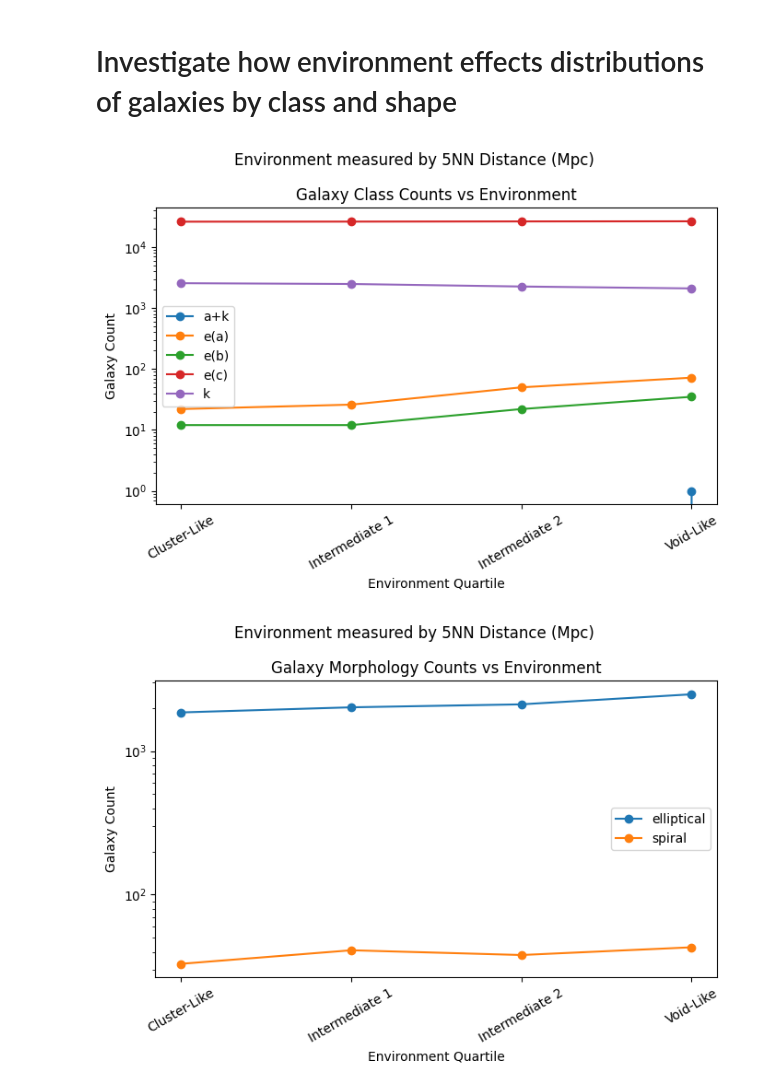
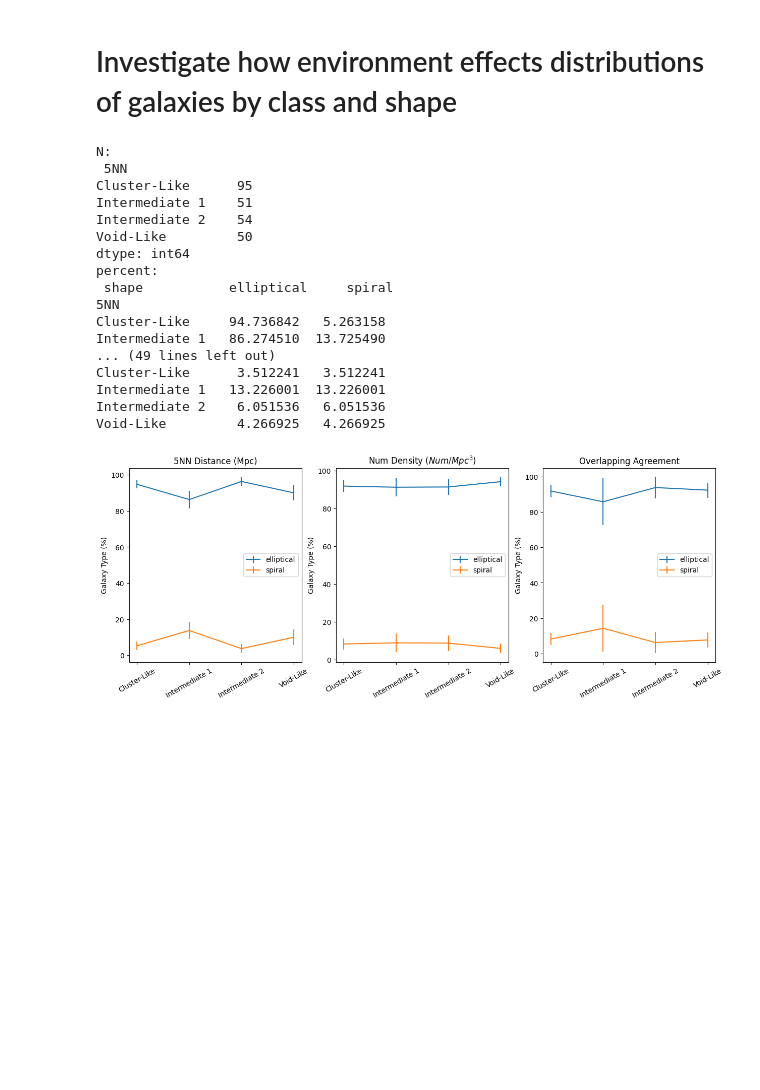
Before and after one commit to maraMaraschino/capstone-project, a Jupyter notebook: Notebooks/analysis_notebook.ipynb, the cells around one changed output. Drawn from its saved outputs; the diff is of its cells as text; code cells hidden in the pictures; blank space fills up the shorter version.

Commit message:
Plotting class and shape percentages

```diff
--- a/Notebooks/analysis_notebook.ipynb
+++ b/Notebooks/analysis_notebook.ipynb
@@ -35,7 +45,23 @@ import sys
 sys.path.insert(0, "../")
 import timescape_functions as tf
 
+# Load analysis sample
 analysis_sample = pd.read_csv('analysis_sample.csv')
+
+# Reload z_bin and mass_bin as intervals
+analysis_sample = tf.load_bin_intervals(analysis_sample, 0.2, 0.01)
+# Merge spiral galaxies
+analysis_sample["shape"] = analysis_sample["shape"].replace({
+    "spiralclock": "spiral",
+    "spiralanticlock": "spiral",
+    "edgeon": "spiral"
+})
+
+# Load D4000n original data for valley_x value
+oii_vals, oii_err_vals, hd_vals, hd_err_vals, d4000n_vals, d4000n_err_vals = tf.load_data('../pickle_folder/line_data.pkl')
+
+p0 = [1000, 1.2, 0.08, 5000, 1.8, 0.006]
+_, valley_x = tf.plot_best_fit(d4000n_vals, 0.05, 99.9, p0=p0, bins=300)
 # %%
 def create_contour_plots(analysis_sample, env_type, measured_param):
     """
@@ -674,8 +656,27 @@ def plot_population_vs_environment(analysis_sample, env_type, population_type):
 # %%
+fig, axes = plt.subplots(1, 3, figsize=(15, 5))
+
 env_list = ["5NN", "density", "overlap"]
-for env in env_list:
-    plot_population_vs_environment(mass_df, env, "class")
-    plot_population_vs_environment(mass_df, env, "shape")
+for i, env in enumerate(env_list):
+    plot_population_vs_environment(analysis_sample, env, "shape", ax=axes[i])
+
+plt.show()
 # %% [output]
+N:
+ 5NN
+Cluster-Like      95
+Intermediate 1    51
+Intermediate 2    54
+Void-Like         50
+dtype: int64
+percent:
+ shape           elliptical     spiral
+5NN
+Cluster-Like     94.736842   5.263158
+Intermediate 1   86.274510  13.725490
+... (49 lines left out)
+Cluster-Like      3.512241   3.512241
+Intermediate 1   13.226001  13.226001
+Intermediate 2    6.051536   6.051536
+Void-Like         4.266925   4.266925
-[figure, old version]
+[figure, new version]
-[figure, removed]
```
Also changed, not shown: parts of 10 cells of this notebook, 2 other files.
